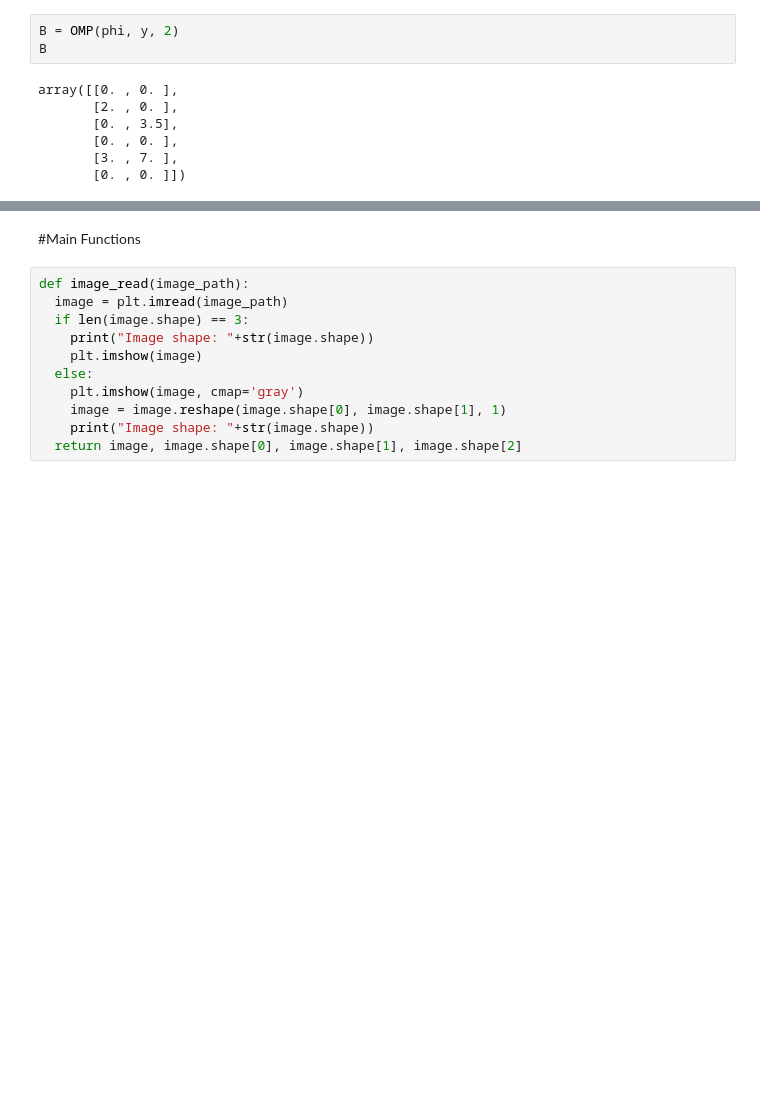
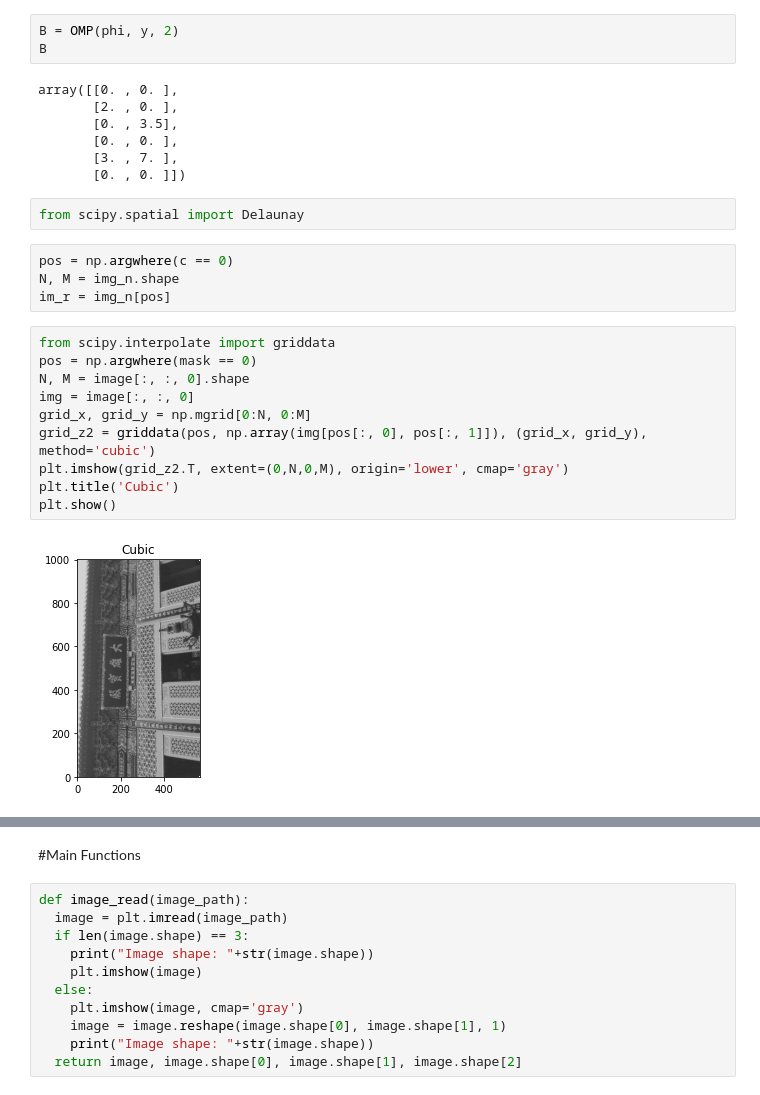
Before and after one commit to Mittra19/Image_Restoration, a Jupyter notebook: Image_Restoration.ipynb, the cells around one changed output, grey strips where cells are left out. Cells and saved outputs as stored; diff of their text form; blank space fills up the shorter version.

Commit message:
Cubic Interpolation Implemented

```diff
--- a/Image_Restoration.ipynb
+++ b/Image_Restoration.ipynb
@@ -233,3 +234,21 @@ array([[0. , 0. ],
        [0. , 0. ],
        [3. , 7. ],
        [0. , 0. ]])
+# %%
+from scipy.spatial import Delaunay
+# %%
+pos = np.argwhere(c == 0)
+N, M = img_n.shape
+im_r = img_n[pos]
+# %%
+from scipy.interpolate import griddata
+pos = np.argwhere(mask == 0)
+N, M = image[:, :, 0].shape
+img = image[:, :, 0]
+grid_x, grid_y = np.mgrid[0:N, 0:M]
+grid_z2 = griddata(pos, np.array(img[pos[:, 0], pos[:, 1]]), (grid_x, grid_y), method='cubic')
+plt.imshow(grid_z2.T, extent=(0,N,0,M), origin='lower', cmap='gray')
+plt.title('Cubic')
+plt.show()
+# %% [output]
+[figure, added]
```
Also changed, not shown: parts of 9 cells of this notebook.
